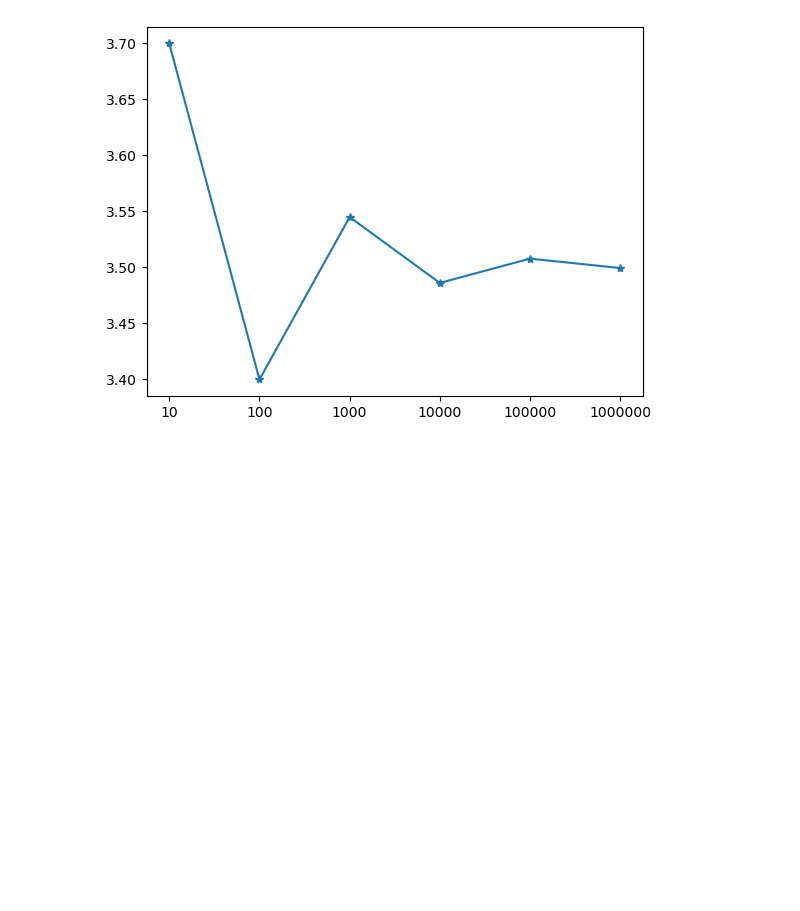
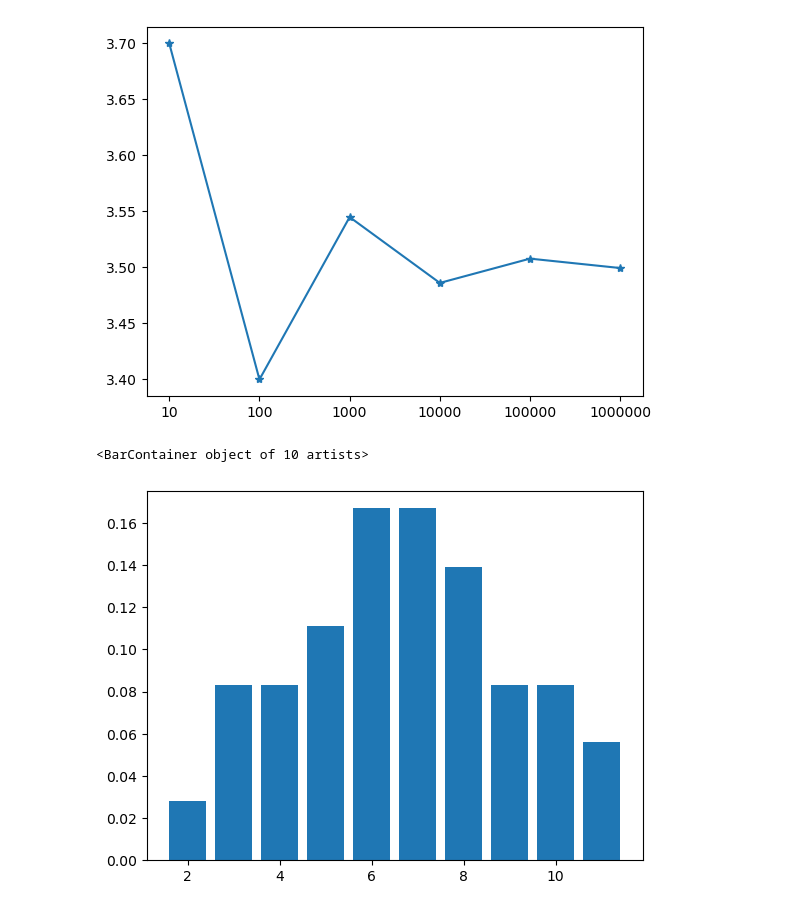
Before and after one commit to machinelearnning/Python-Programmering-Mustafa-Yosufi, a Jupyter notebook: Exercises/exercise10.ipynb, the cells around one changed output. Saved outputs shown, nothing was run; the diff lists cells and outputs as text; code cells hidden in the pictures; blank space fills up the shorter version.

```diff
--- a/Exercises/exercise10.ipynb
+++ b/Exercises/exercise10.ipynb
@@ -15,6 +15,16 @@ plt.xticks([0,1,2,3,4,5], dic_num) # istället för dic_means indexer lägg dic_
 # %%
 # 2. Several dices
 
 x = np.random.randint(1, 7, 6)
 y = np.random.randint(1, 7, 6)
 lis = []
+for x in range(6):
+    lis.append(np.add(x, y))
+
+unique_values, dd = np.unique(lis, return_counts= True)
+probibility = [round(x/36, 3) for x in dd]
+
+plt.bar(unique_values, probibility)
+# %% [output]
+<BarContainer object of 10 artists>
+[figure, added]
```
Also changed, not shown: parts of 1 cell of this notebook, 4 other files.
